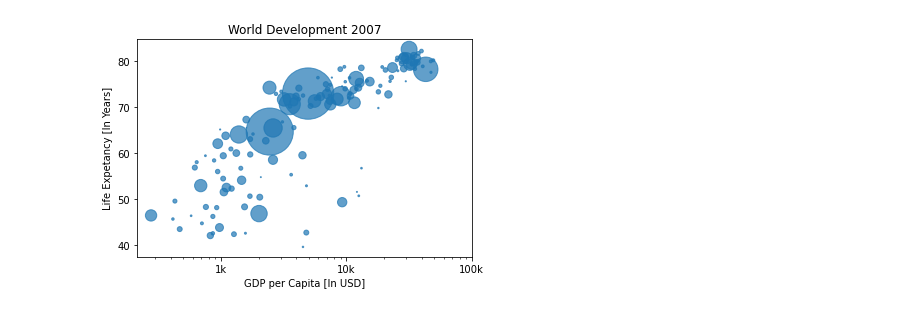
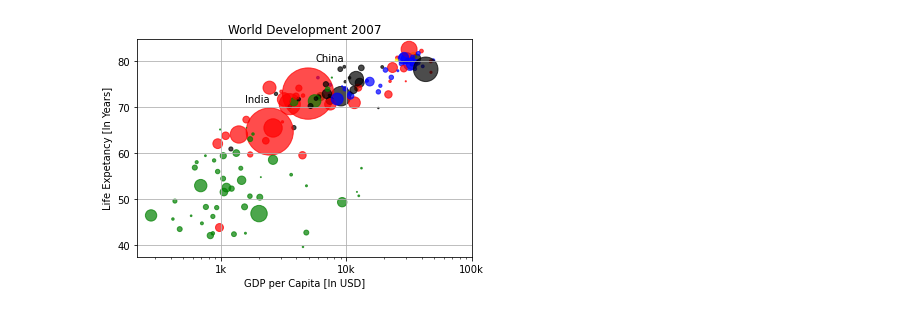
Before and after one commit to negatively/GDP-LifeExpetancy2007, a Jupyter notebook: gdp_vs_life.ipynb, the cells around one changed output. Cells and saved outputs as stored; diff of their text form; code cells hidden in the pictures.

```diff
--- a/gdp_vs_life.ipynb
+++ b/gdp_vs_life.ipynb
@@ -17,15 +17,21 @@ continent = {'Asia' : 'red',
            'Africa' : 'green',
            'Americas' : 'black',
            'Oceania' : 'yellow'}
+
+color_map = [continent[color] for color in world.cont]
 # %%
-plt.scatter(gdp_cap, life_exp, s=np_pop, alpha = 0.7)
+plt.scatter(gdp_cap, life_exp, s=np_pop, alpha = 0.7, color = color_map)
 plt.xscale('log')
 plt.xticks([1000, 10000, 100000], ['1k', '10k', '100k'])
 
 plt.title('World Development 2007')
 plt.xlabel('GDP per Capita [In USD]')
 plt.ylabel('Life Expetancy [In Years]')
 
+plt.text(1550, 71, 'India')
+plt.text(5700, 80, 'China')
+
+plt.grid(True)
 plt.show()
 # %% [output]
-[figure, old version]
+[figure, new version]
```
